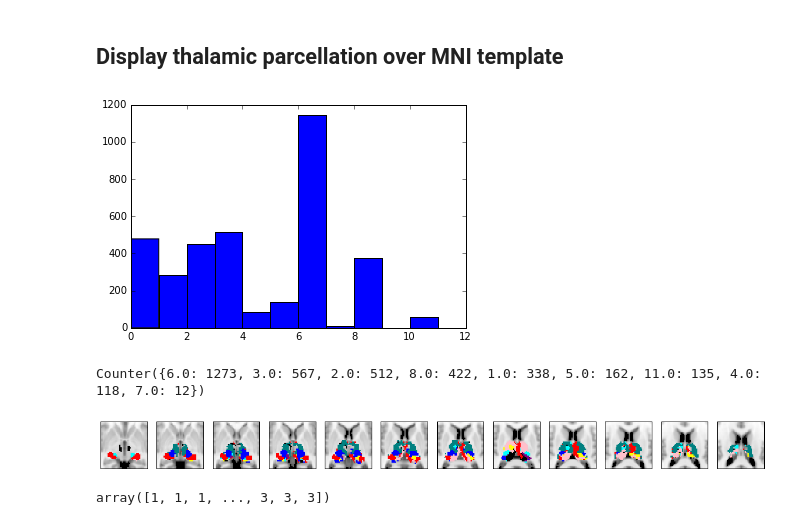
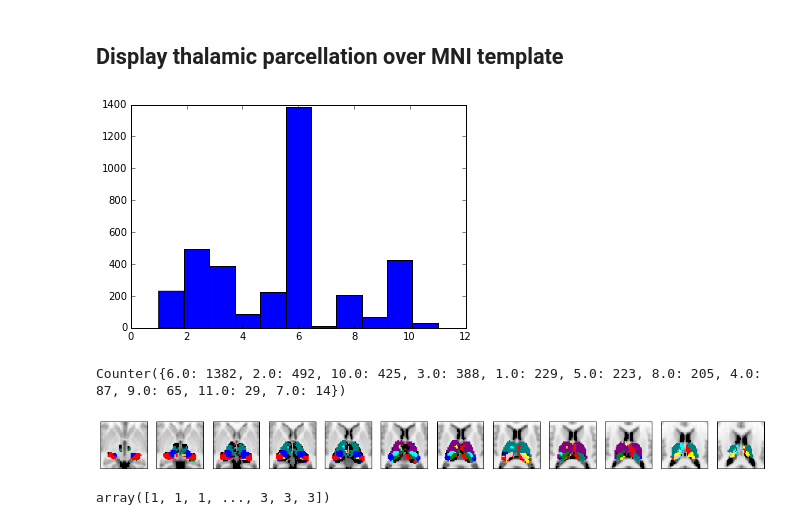
Before and after one commit to kaihwang/FuncParcel, a Jupyter notebook: Visualize Parcellation.ipynb, the cells around one changed output. Drawn from its saved outputs; the diff is of its cells as text; code cells hidden in the pictures.

```diff
--- a/Visualize Parcellation.ipynb
+++ b/Visualize Parcellation.ipynb
@@ -13,10 +13,10 @@ from collections import Counter
 # Thalamic Parcellation
 # %%
 #path to files ncessary for parcellation
-path_to_adjmat = '/home/despoB/connectome-thalamus/Thalamic_parcel/NKI_mx_645_cortical_network_clipped_plus_thalamus_parcorrmatavg'
+path_to_adjmat = '/home/despoB/connectome-thalamus/Thalamic_parcel/MGH_cortical_network_plus_thalamus_parcorrmatavg'
 path_to_list_of_subcorticalcortical_ROIs = '/home/despoB/connectome-thalamus/ROIs/Cortical_CI_plus_thalamus_ROIs'
 path_to_list_of_subcortical_voxels = '/home/despoB/connectome-thalamus/ROIs/thalamus_voxel_indices'
-path_to_list_of_cortical_ROIs ='/home/despoB/connectome-thalamus/ROIs/Cortical_CIs'
+path_to_list_of_cortical_ROIs ='/home/despoB/connectome-thalamus/ROIs/Cortical_Network_CIs'
 path_to_Cortical_CI = '/home/despoB/connectome-thalamus/ROIs/Cortical_Network_CIs'
 
 #call function
@@ -33,29 +33,29 @@ array([ True, False, False, False, False, False, False, False, False,
 # %%
 # load subcortical voxel info
 Thalamus_voxel_coordinate = np.loadtxt('/home/despoB/connectome-thalamus/ROIs/thalamus_voxels_ijk_indices', dtype = int)
 
 # sort CI vector
 CIs = np.zeros(len(Thalamus_voxel_coordinate))
 Targets = np.zeros(len(Thalamus_voxel_coordinate))
 for i, thalamus_voxel_index in enumerate(Thalamus_voxel_coordinate[:,3]):
-    ll = rvecs[thalamus_voxel_index]>0.04
+    ll = rvecs[thalamus_voxel_index]>0.0
     if ll.any():
        #CIs[i],_= stats.mode(Thalamo_ParcelCIs[thalamus_voxel_index][ll])
         CIs[i] = Thalamo_ParcelCIs[thalamus_voxel_index][ll][0]
     if ll.any()== False:
         CIs[i] = 0
     #CIs[i] = Thalamo_ParcelCIs[thalamus_voxel_index][0]
     Targets[i]= Thalamocalcortical_Targets[thalamus_voxel_index][0]
 
 
 # show histogram of CI distribution
 CIs = CIs.astype(int)
 plt.hist(CIs, bins=np.max(np.unique(CIs)))
 plt.show()
 Counter(Targets)
 # %% [output]
-[figure, old version]
+[figure, new version]
-Counter({6.0: 1273, 3.0: 567, 2.0: 512, 8.0: 422, 1.0: 338, 5.0: 162, 11.0: 135, 4.0: 118, 7.0: 12})
+Counter({6.0: 1382, 2.0: 492, 10.0: 425, 3.0: 388, 1.0: 229, 5.0: 223, 8.0: 205, 4.0: 87, 9.0: 65, 11.0: 29, 7.0: 14})
 # %%
 # show volum image
 MNI_img = nib.load('/home/despoB/connectome-thalamus/ROIs/MNI152_T1_2mm_brain.nii.gz')
@@ -63,6 +63,7 @@ MNI_data = MNI_img.get_data()
 
 # create mask for parcel
 Mask = np.zeros(MNI_data.shape)
+
 
 # assign CI to each subcortical voxel
 for i, CI in enumerate(CIs):
@@ -90,7 +91,7 @@ for i, Z_slice in enumerate(Z_slices):
 fig.set_size_inches(18.5,10.5)
 plt.savefig('Data/Tha_parcel.png', bbox_inches='tight')
 # %% [output]
-[figure, old version]
+[figure, new version]
 # %%
 CIs
 # %% [output]
```
Also changed, not shown: 2 other files.
